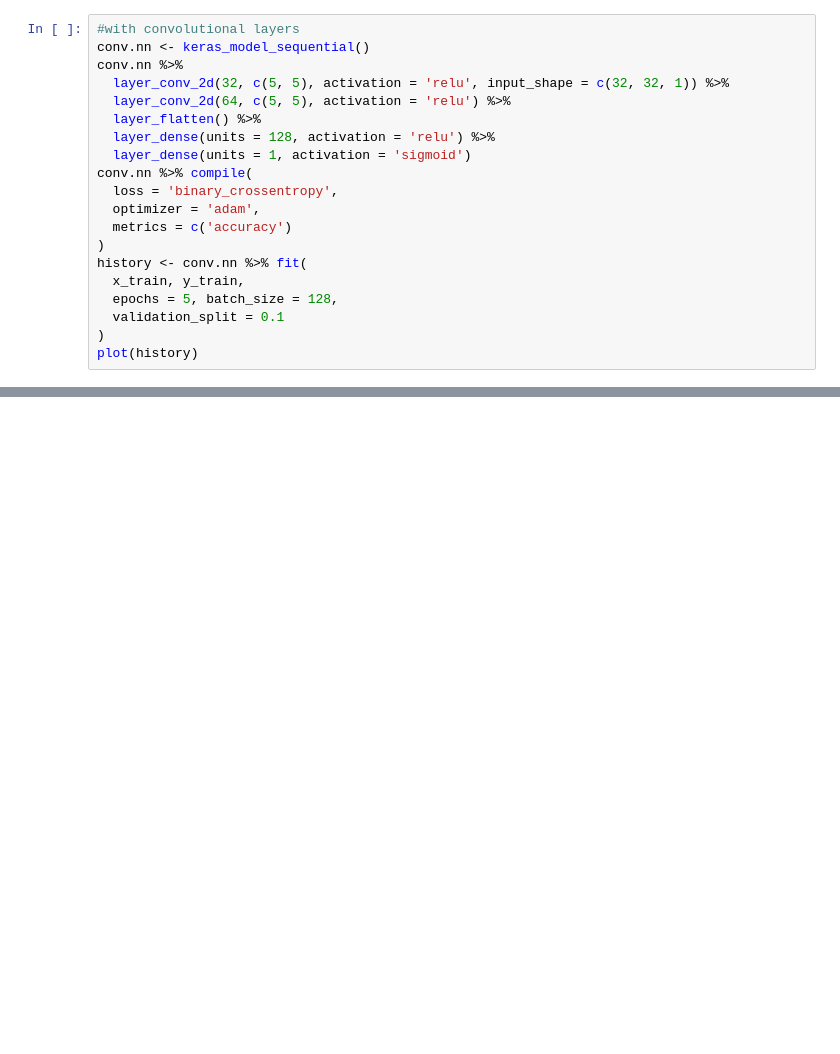
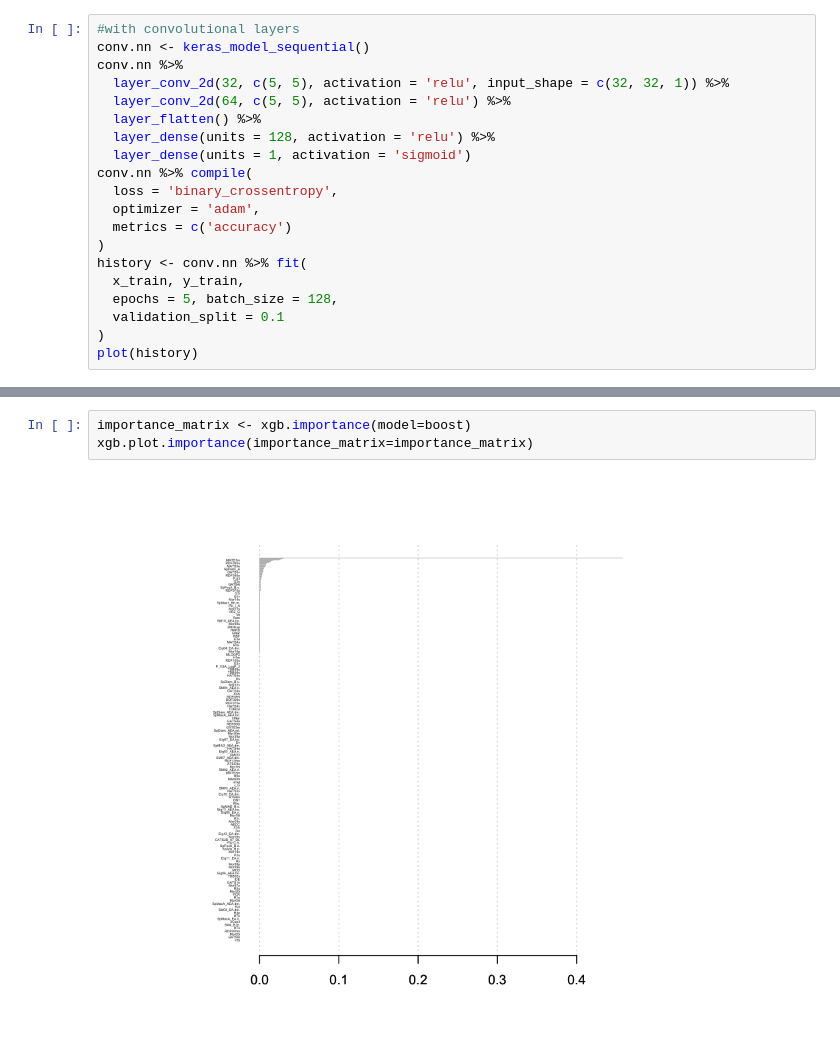
Before and after one commit to ghaeflig/Miniproject-Bio-322, a Jupyter notebook: src/NonlinearMethod.ipynb, the cells around one changed output, grey strips where cells are left out. Cells and saved outputs as stored; diff of their text form; blank space fills up the shorter version.

```diff
--- a/src/NonlinearMethod.ipynb
+++ b/src/NonlinearMethod.ipynb
@@ -66,0 +232,5 @@ plot(history)
+# %%
+importance_matrix <- xgb.importance(model=boost)
+xgb.plot.importance(importance_matrix=importance_matrix)
+# %% [output]
+[figure, added]
```
Also changed, not shown: parts of 14 cells of this notebook, 2 other files.
